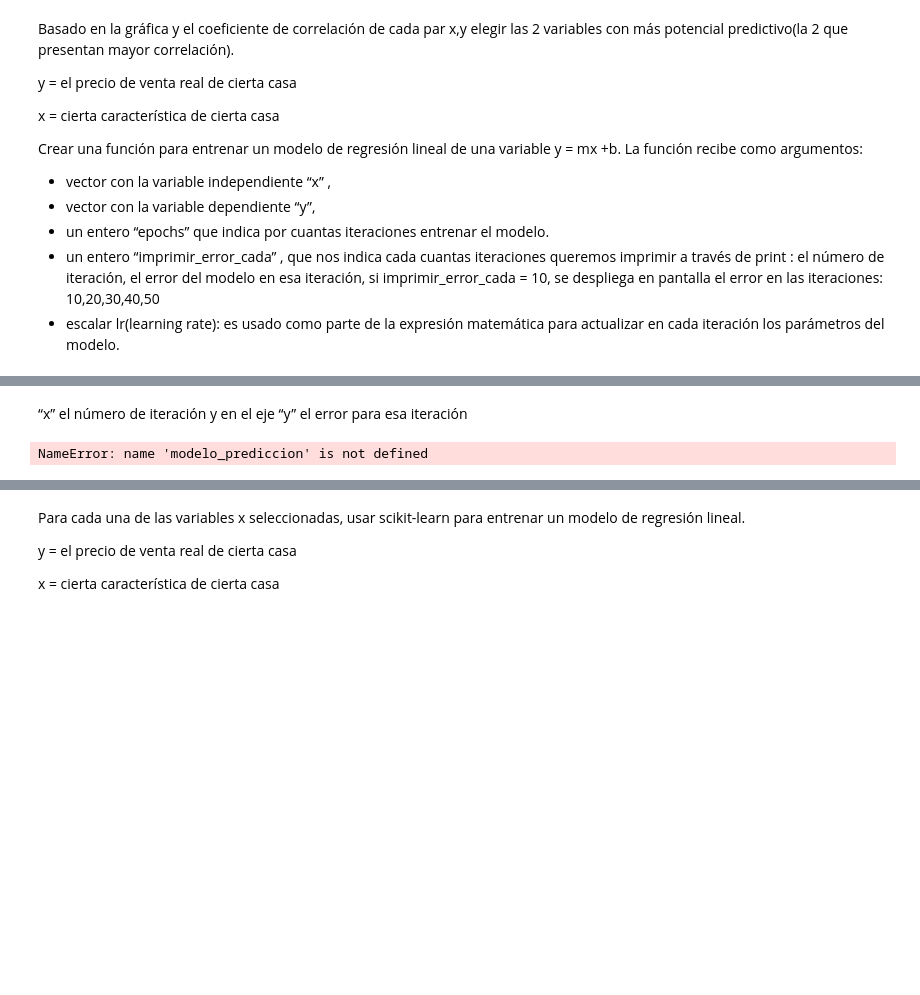
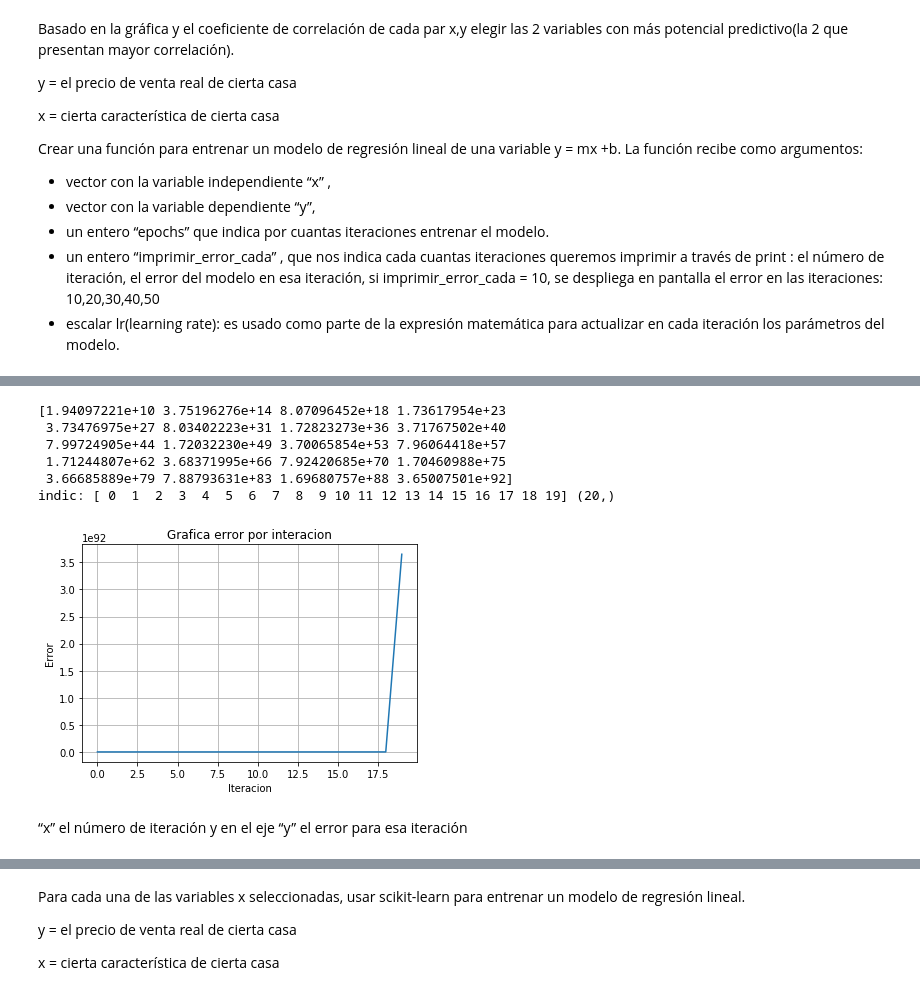
Before and after one commit to an3iitho/Project_linear_regression, a Jupyter notebook: Proyecto_Alvaro-Esquivel.ipynb, the cells around one changed output, grey strips where cells are left out. Cells and saved outputs as stored; diff of their text form; code cells hidden in the pictures; blank space fills up the shorter version.

```diff
--- a/Proyecto_Alvaro-Esquivel.ipynb
+++ b/Proyecto_Alvaro-Esquivel.ipynb
@@ -405,16 +405,23 @@ Error 90 :  4.0026336415885934e+39
+# %%
+#Grafica de errores
+
+print(list_errores)
+indic = np.arange(0,len(list_errores))
+print("indic:", indic, indic.shape)
+ax = plt.subplot()
+ax.plot(indic, list_errores)
+ax.set(xlabel='Iteracion', ylabel='Error',
+       title='Grafica error por interacion')
+ax.grid()
+
+plt.show()
+# %% [output]
+[1.94097221e+10 3.75196276e+14 8.07096452e+18 1.73617954e+23
+ 3.73476975e+27 8.03402223e+31 1.72823273e+36 3.71767502e+40
+ 7.99724905e+44 1.72032230e+49 3.70065854e+53 7.96064418e+57
+ 1.71244807e+62 3.68371995e+66 7.92420685e+70 1.70460988e+75
+ 3.66685889e+79 7.88793631e+83 1.69680757e+88 3.65007501e+92]
+indic: [ 0  1  2  3  4  5  6  7  8  9 10 11 12 13 14 15 16 17 18 19] (20,)
+[figure, added]
 # %% [markdown]
 “x” el número de iteración y en el eje “y” el error para esa iteración
-# %%
-#t = np.arange(modelo_prediccion.iloc[:, 0])
-#s = np.arange(0,len(t),1)
-
-#print(t, s)
-
-modelo_prediccion.plot(x='interacion', y='error')
-
-#ax.set(xlabel='iteraccion', ylabel='error',
-  #     title='Algo de titulo')
-#ax.grid()
-plt.show()
-# %% [output]
-NameError: name 'modelo_prediccion' is not defined
```
Also changed, not shown: parts of 12 cells of this notebook.
